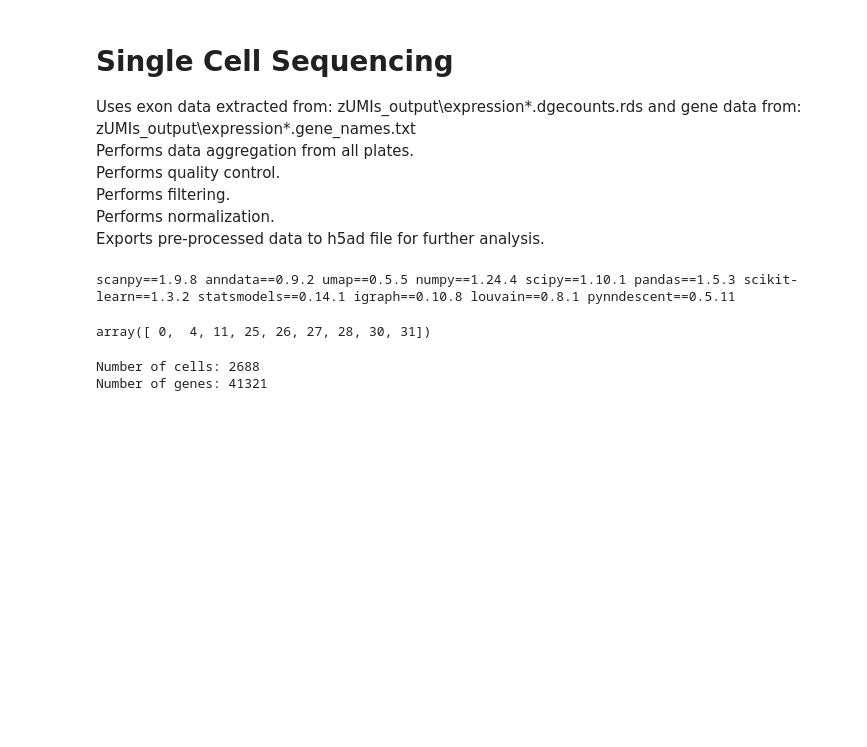
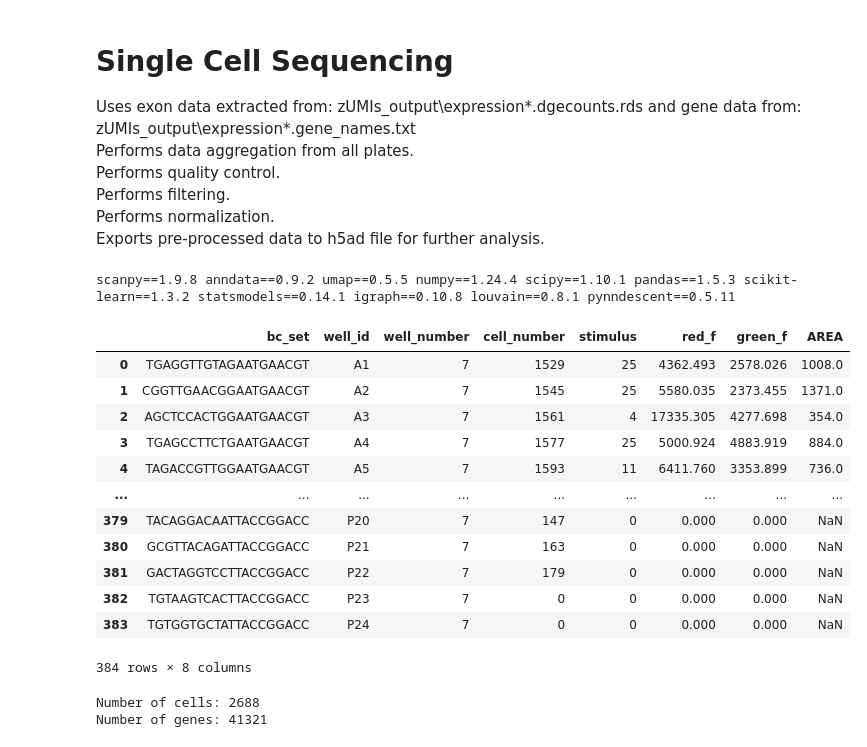
Before and after one commit to ilo21/single_cell_sequencing, a Jupyter notebook: from_rds_2_combine.ipynb, the cells around one changed output. Drawn from its saved outputs; the diff is of its cells as text; code cells hidden in the pictures; blank space fills up the shorter version.

```diff
--- a/from_rds_2_combine.ipynb
+++ b/from_rds_2_combine.ipynb
@@ -129,10 +127,6 @@ barcodes4 = [el[0] for el in list(adata4.obs.values)]
 barcodes5 = [el[0] for el in list(adata5.obs.values)]
 barcodes6 = [el[0] for el in list(adata6.obs.values)]
 barcodes7 = [el[0] for el in list(adata7.obs.values)]
-# %%
-np.unique(np.asarray(flourecence7['stimulus'].tolist()))
-# %% [output]
-array([ 0,  4, 11, 25, 26, 27, 28, 30, 31])
 # %%
 
 # merge data base. Merge information about cell barcode and fluorecence
@@ -160,5 +154,21 @@ mergedRes6 = pd.merge(well_df_sample6 , flourecence6, on ='well_id')
 
 well_df_sample7 = pd.read_csv(well_barcode_sample7, delimiter = "\t")
 mergedRes7 = pd.merge(well_df_sample7 , flourecence7, on ='well_id')
+# %%
+mergedRes7
+# %% [output]
+|  | bc_set | well_id | well_number | cell_number | stimulus | red_f | green_f | AREA |
+| 0 | TGAGGTTGTAGAATGAACGT | A1 | 7 | 1529 | 25 | 4362.493 | 2578.026 | 1008.0 |
+| 1 | CGGTTGAACGGAATGAACGT | A2 | 7 | 1545 | 25 | 5580.035 | 2373.455 | 1371.0 |
+| 2 | AGCTCCACTGGAATGAACGT | A3 | 7 | 1561 | 4 | 17335.305 | 4277.698 | 354.0 |
+| 3 | TGAGCCTTCTGAATGAACGT | A4 | 7 | 1577 | 25 | 5000.924 | 4883.919 | 884.0 |
+| 4 | TAGACCGTTGGAATGAACGT | A5 | 7 | 1593 | 11 | 6411.760 | 3353.899 | 736.0 |
+| ... | ... | ... | ... | ... | ... | ... | ... | ... |
+| 379 | TACAGGACAATTACCGGACC | P20 | 7 | 147 | 0 | 0.000 | 0.000 | NaN |
+| 380 | GCGTTACAGATTACCGGACC | P21 | 7 | 163 | 0 | 0.000 | 0.000 | NaN |
+| 381 | GACTAGGTCCTTACCGGACC | P22 | 7 | 179 | 0 | 0.000 | 0.000 | NaN |
+| 382 | TGTAAGTCACTTACCGGACC | P23 | 7 | 0 | 0 | 0.000 | 0.000 | NaN |
+| 383 | TGTGGTGCTATTACCGGACC | P24 | 7 | 0 | 0 | 0.000 | 0.000 | NaN |
+384 rows × 8 columns
 # %%
 # takes list of gene ids and list of dataframes with id2names, returns list of matched gene names
```
Also changed, not shown: parts of 4 cells of this notebook, 3 other files.
